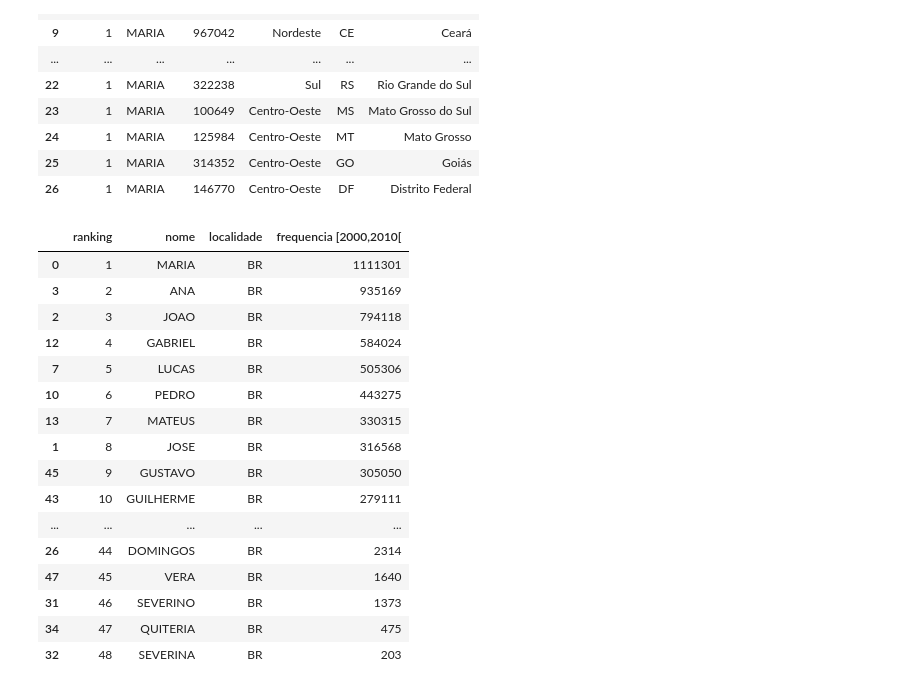
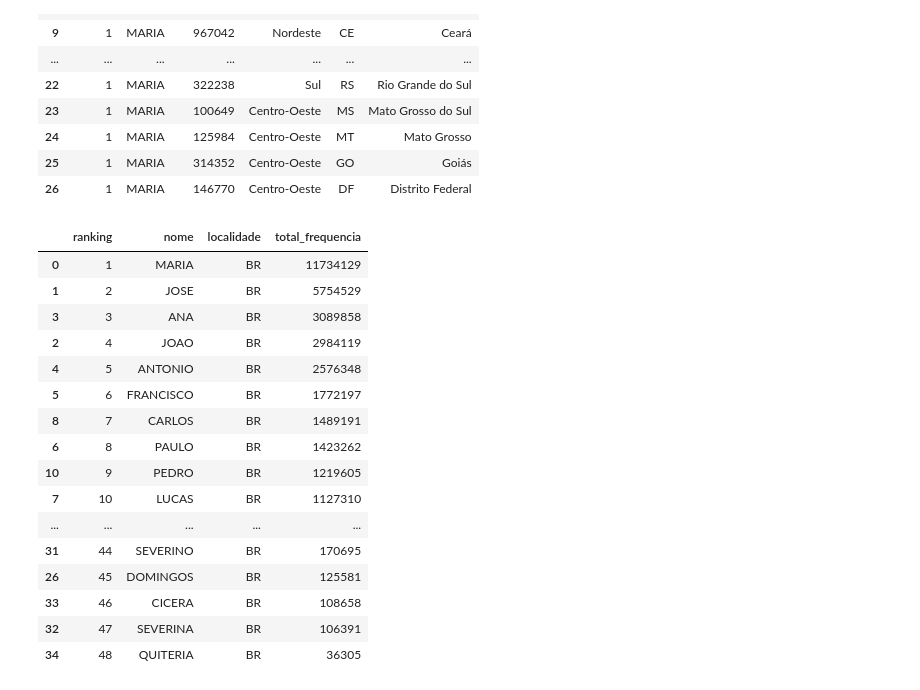
Before and after one commit to Francis-Vieira/GIT_AULAS, a Jupyter notebook: ProjetoFinal-python-63730/Projeto Final - Francis.ipynb, the cells around one changed output. Saved outputs shown, nothing was run; the diff lists cells and outputs as text; code cells hidden in the pictures.

```diff
--- a/ProjetoFinal-python-63730/Projeto Final - Francis.ipynb
+++ b/ProjetoFinal-python-63730/Projeto Final - Francis.ipynb
@@ -336,43 +339,43 @@ temp_Nome_Estado
 # %%
 #Consultando a tabela 'TB_Nome_Decada' do Banco trazendo a informação do ranking para determinada década, informada no código
 
 # Conectando ao banco de dados
 conn = sqlite3.connect('BD_IBGE_Nomes.db')
 
 # Consulta full da tabela 'TB_Nome_Decada'
 consulta_TB_Nome_Decada = "SELECT * FROM TB_Nome_Decada"
 df_consulta_TB_Nome_Decada = pd.read_sql_query(consulta_TB_Nome_Decada, conn)
 
 # Ordenando os nomes pela frequência na coluna especificada a ser informada
-frequencia_pesquisada = "frequencia [2000,2010[" # possível informar qualquer umas das colunas de frequência presentes na tabela
+frequencia_pesquisada = "total_frequencia" # possível informar qualquer umas das colunas de frequência presentes na tabela
 df_consulta_TB_Nome_Decada = df_consulta_TB_Nome_Decada.sort_values(by=frequencia_pesquisada, ascending=False)
 
 # Criando uma nova coluna de ranking
 df_consulta_TB_Nome_Decada['ranking'] = df_consulta_TB_Nome_Decada[frequencia_pesquisada].rank(ascending=False, method='min').astype(int)
 
 # Selecionando apenas as colunas solicitadas
 temp_consulta_TB_Nome_Decada = df_consulta_TB_Nome_Decada[['ranking', 'nome', 'localidade', frequencia_pesquisada]]
 
 # Fechando a conexão com o banco de dados
 conn.close()
 
 # Exibir o DataFrame resultante
 temp_consulta_TB_Nome_Decada
 # %% [output]
-|  | ranking | nome | localidade | frequencia [2000,2010[ |
-| 0 | 1 | MARIA | BR | 1111301 |
-| 3 | 2 | ANA | BR | 935169 |
-| 2 | 3 | JOAO | BR | 794118 |
-| 12 | 4 | GABRIEL | BR | 584024 |
-| 7 | 5 | LUCAS | BR | 505306 |
-| 10 | 6 | PEDRO | BR | 443275 |
-| 13 | 7 | MATEUS | BR | 330315 |
-| 1 | 8 | JOSE | BR | 316568 |
-| 45 | 9 | GUSTAVO | BR | 305050 |
-| 43 | 10 | GUILHERME | BR | 279111 |
+|  | ranking | nome | localidade | total_frequencia |
+| 0 | 1 | MARIA | BR | 11734129 |
+| 1 | 2 | JOSE | BR | 5754529 |
+| 3 | 3 | ANA | BR | 3089858 |
+| 2 | 4 | JOAO | BR | 2984119 |
+| 4 | 5 | ANTONIO | BR | 2576348 |
+| 5 | 6 | FRANCISCO | BR | 1772197 |
+| 8 | 7 | CARLOS | BR | 1489191 |
+| 6 | 8 | PAULO | BR | 1423262 |
+| 10 | 9 | PEDRO | BR | 1219605 |
+| 7 | 10 | LUCAS | BR | 1127310 |
 | ... | ... | ... | ... | ... |
-| 26 | 44 | DOMINGOS | BR | 2314 |
-| 47 | 45 | VERA | BR | 1640 |
-| 31 | 46 | SEVERINO | BR | 1373 |
-| 34 | 47 | QUITERIA | BR | 475 |
-| 32 | 48 | SEVERINA | BR | 203 |
+| 31 | 44 | SEVERINO | BR | 170695 |
+| 26 | 45 | DOMINGOS | BR | 125581 |
+| 33 | 46 | CICERA | BR | 108658 |
+| 32 | 47 | SEVERINA | BR | 106391 |
+| 34 | 48 | QUITERIA | BR | 36305 |
```
Also changed, not shown: parts of 3 cells of this notebook, 1 other file.
